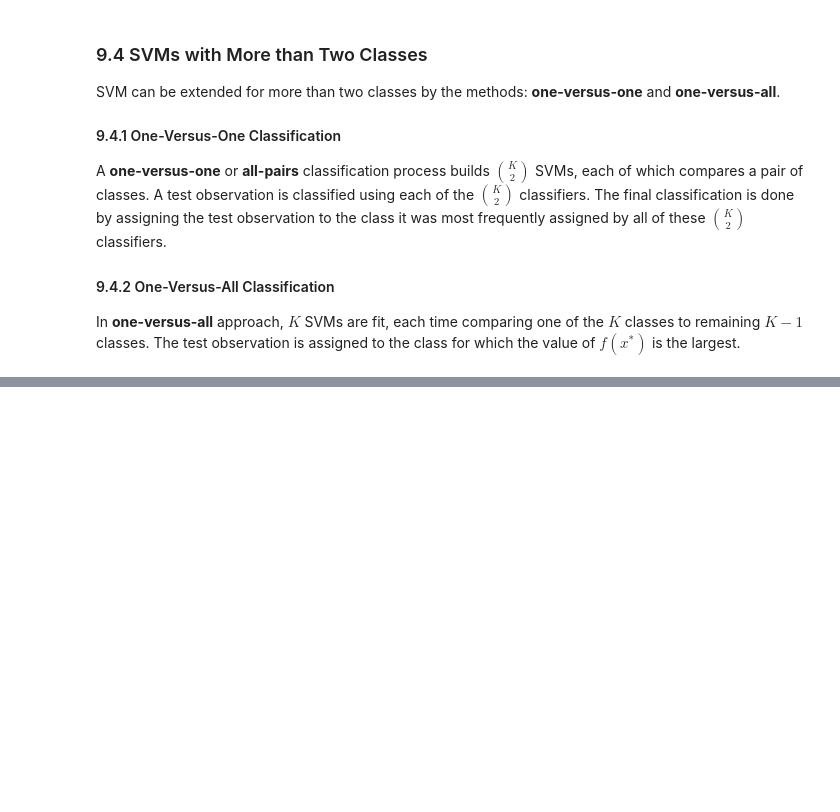
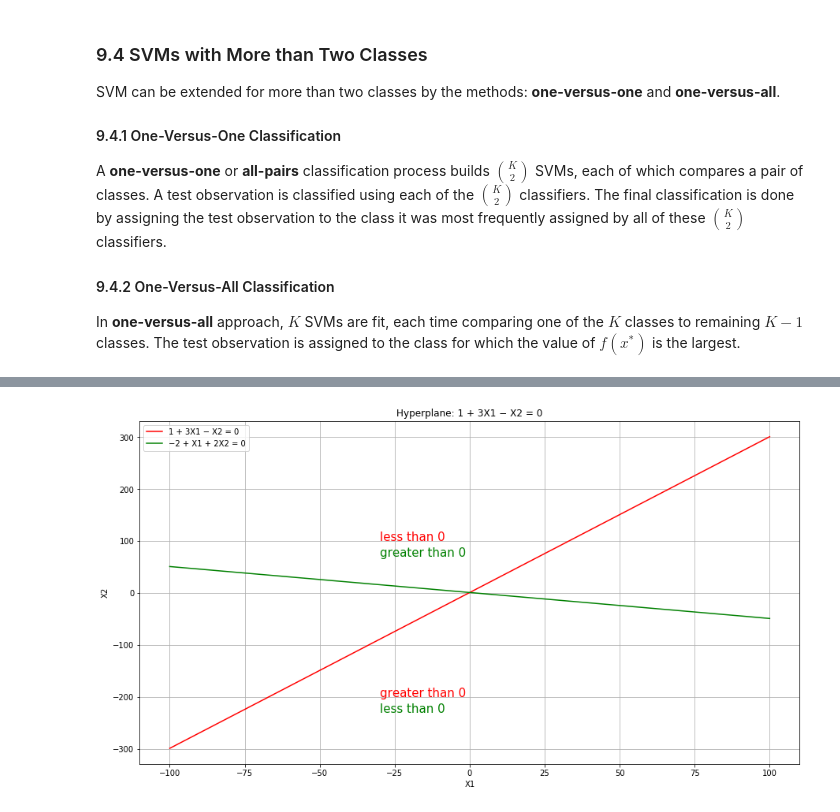
Before and after one commit to amitrajan012/Introduction-to-Statistical-Learning, a Jupyter notebook: Support Vector Machines.ipynb, the cells around one changed output, grey strips where cells are left out. Cells and saved outputs as stored; diff of their text form; code cells hidden in the pictures; blank space fills up the shorter version.

```diff
--- a/Support Vector Machines.ipynb
+++ b/Support Vector Machines.ipynb
@@ -151,0 +162,25 @@ In <b>one-versus-all</b> approach, $K$ SVMs are fit, each time comparing one of
+# %%
+import numpy as np
+import matplotlib.pyplot as plt
+
+fig = plt.figure(figsize=(15,8))
+ax = fig.add_subplot(111)
+
+x = np.linspace(-100, 100, 10000)
+plt.plot(x, (1+3*x), color='r', label="1 + 3X1 − X2 = 0")
+plt.text(-30, 100, "less than 0", fontdict={'color':'r', 'size':15})
+plt.text(-30, -200, "greater than 0", fontdict={'color':'r', 'size':15})
+
+plt.plot(x, (2-x)/2, color='g', label="−2 + X1 + 2X2 = 0")
+plt.text(-30, 70, "greater than 0", fontdict={'color':'g', 'size':15})
+plt.text(-30, -230, "less than 0", fontdict={'color':'g', 'size':15})
+
+ax.set_xlabel('X1')
+ax.set_ylabel('X2')
+ax.set_title('Hyperplane: 1 + 3X1 − X2 = 0')
+
+plt.grid()
+plt.legend()
+plt.show()
+# %% [output]
+[figure, added]
```
Also changed, not shown: parts of 11 cells of this notebook.
